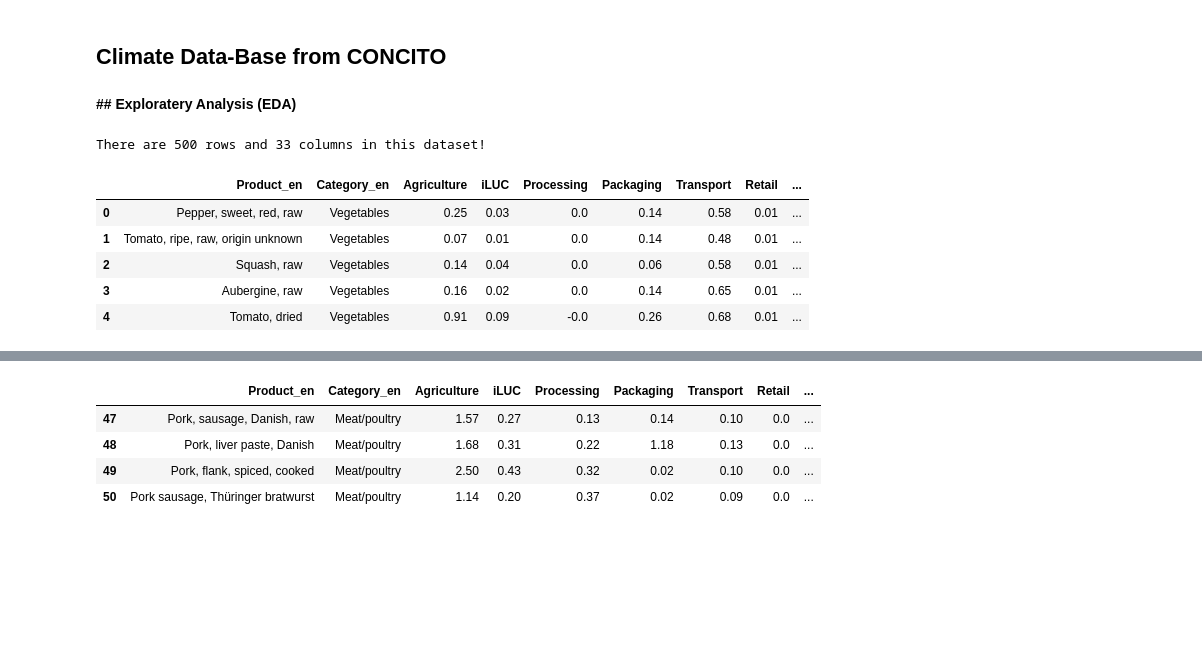
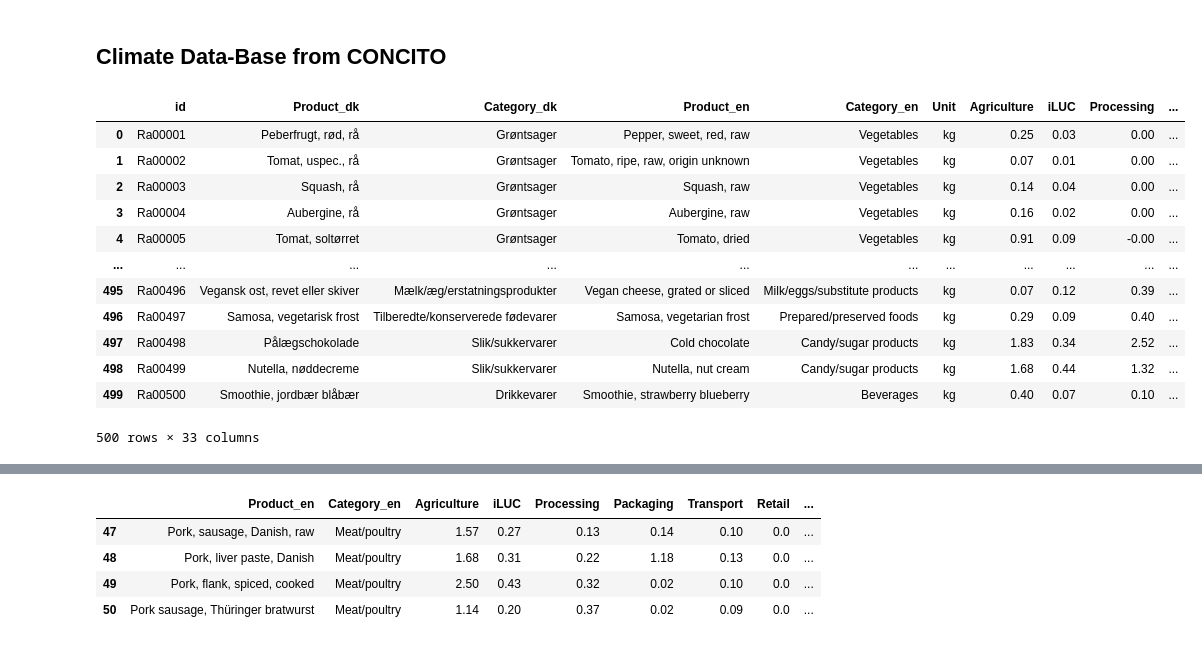
Before and after one commit to mrchapagain/FoodClimateAnalytics, a Jupyter notebook: ConcitoClimateAnalytics.ipynb, the cells around one changed output, grey strips where cells are left out. Drawn from its saved outputs; the diff is of its cells as text; code cells hidden in the pictures; blank space fills up the shorter version.

```diff
--- a/ConcitoClimateAnalytics.ipynb
+++ b/ConcitoClimateAnalytics.ipynb
@@ -1,7 +1,5 @@
 # %% [markdown]
 ## Climate Data-Base from CONCITO
-# %% [markdown]
-**## Exploratery Analysis (EDA)**
 # %%
 # @title required Libaries
 # Importing the required libaries for EDA
@@ -17,34 +15,41 @@ warnings.filterwarnings("ignore")
 data_link= "https://denstoreklimadatabase.dk/sites/klimadatabasen.dk/files/media/document/Results_FINAL_20210201v4.xlsx"
 # %%
 # @title Climate dataset
-Output = selected_data # @param ["data", "shape", "selected_data"] {type:"raw"}
+Output = data # @param ["data", "shape", "selected_data"] {type:"raw"}
 # Loading the data into the data-frame
 col_names= ["id", "Product_dk", "Category_dk", "Product_en", "Category_en", "Unit", "Agriculture", "iLUC", "Processing", "Packaging", "Transport", "Retail", "Total_CO2_eq/kg", "Energy_KJ", "Fat_g", "Carb_g", "Protein_g", "Data_Source", "Comments", "GPC_Level4_en", "ID_Food", "ID_Pack", "ID_Retail", "GPC_Category_en", "GPC_Category_dk", "GPC_Level4_dk", "product_type", "GPC_level1", "Food_group", "GPC_level2", "Un/Processed", "GPC_Level3", "Extra_category"]
 # Read data with Pandas as Excel.
 # Original columns name are replaced with ralavant names (col_names)
 data= pd.read_excel(data_link, sheet_name=1, index_col=False, header=None, skiprows=1, names= col_names).round(decimals = 2)
-data.head(3)
+data.head()
 
 # @title Data Rows * Columns
 # How big is the dataset (no of Rows, no of Columns)
 shape=data.shape
-print(f'There are {shape[0]} rows and {shape[1]} columns in this dataset!')
-Output
+shape= f'There are {shape[0]} rows and {shape[1]} columns in this dataset!'
+
 
 # @title Selective data columns
 # cols_to_use= ["Product_en", "Category_en", "Unit", "Agriculture", "iLUC", "Processing", "Packaging", "Transport", "Retail", "Total_CO2_eq/kg", "Energy_KJ", "Fat_g", "Carbohydrate_g", "Protein_g", "ID_Food", "ID_Pack", "ID_Retail", "product_type", "GPC_level1", "GPC_level2", "GPC_Level3"]
 cols_to_use= ["Product_en", "Category_en", "Agriculture", "iLUC", "Processing", "Packaging", "Transport", "Retail", "Total_CO2_eq/kg", "Energy_KJ", "Fat_g", "Carb_g", "Protein_g"]
 
 selected_data= data.loc[:, cols_to_use].round(decimals = 2)
 selected_data.head()
+Output
 # %% [output]
+|  | id | Product_dk | Category_dk | Product_en | Category_en | Unit | Agriculture | iLUC | Processing | ... |
+| 0 | Ra00001 | Peberfrugt, rød, rå | Grøntsager | Pepper, sweet, red, raw | Vegetables | kg | 0.25 | 0.03 | 0.00 | ... |
+| 1 | Ra00002 | Tomat, uspec., rå | Grøntsager | Tomato, ripe, raw, origin unknown | Vegetables | kg | 0.07 | 0.01 | 0.00 | ... |
+| 2 | Ra00003 | Squash, rå | Grøntsager | Squash, raw | Vegetables | kg | 0.14 | 0.04 | 0.00 | ... |
+| 3 | Ra00004 | Aubergine, rå | Grøntsager | Aubergine, raw | Vegetables | kg | 0.16 | 0.02 | 0.00 | ... |
+| 4 | Ra00005 | Tomat, soltørret | Grøntsager | Tomato, dried | Vegetables | kg | 0.91 | 0.09 | -0.00 | ... |
+| ... | ... | ... | ... | ... | ... | ... | ... | ... | ... | ... |
+| 495 | Ra00496 | Vegansk ost, revet eller skiver | Mælk/æg/erstatningsprodukter | Vegan cheese, grated or sliced | Milk/eggs/substitute products | kg | 0.07 | 0.12 | 0.39 | ... |
+| 496 | Ra00497 | Samosa, vegetarisk frost | Tilberedte/konserverede fødevarer | Samosa, vegetarian frost | Prepared/preserved foods | kg | 0.29 | 0.09 | 0.40 | ... |
+| 497 | Ra00498 | Pålægschokolade | Slik/sukkervarer | Cold chocolate | Candy/sugar products | kg | 1.83 | 0.34 | 2.52 | ... |
+| 498 | Ra00499 | Nutella, nøddecreme | Slik/sukkervarer | Nutella, nut cream | Candy/sugar products | kg | 1.68 | 0.44 | 1.32 | ... |
+| 499 | Ra00500 | Smoothie, jordbær blåbær | Drikkevarer | Smoothie, strawberry blueberry | Beverages | kg | 0.40 | 0.07 | 0.10 | ... |
-There are 500 rows and 33 columns in this dataset!
+500 rows × 33 columns
-|  | Product_en | Category_en | Agriculture | iLUC | Processing | Packaging | Transport | Retail | ... |
-| 0 | Pepper, sweet, red, raw | Vegetables | 0.25 | 0.03 | 0.0 | 0.14 | 0.58 | 0.01 | ... |
-| 1 | Tomato, ripe, raw, origin unknown | Vegetables | 0.07 | 0.01 | 0.0 | 0.14 | 0.48 | 0.01 | ... |
-| 2 | Squash, raw | Vegetables | 0.14 | 0.04 | 0.0 | 0.06 | 0.58 | 0.01 | ... |
-| 3 | Aubergine, raw | Vegetables | 0.16 | 0.02 | 0.0 | 0.14 | 0.65 | 0.01 | ... |
-| 4 | Tomato, dried | Vegetables | 0.91 | 0.09 | -0.0 | 0.26 | 0.68 | 0.01 | ... |
 # %%
 # @title Checking the data quality
 # Checking the type of data in each Columns
```
Also changed, not shown: parts of 13 cells of this notebook.
